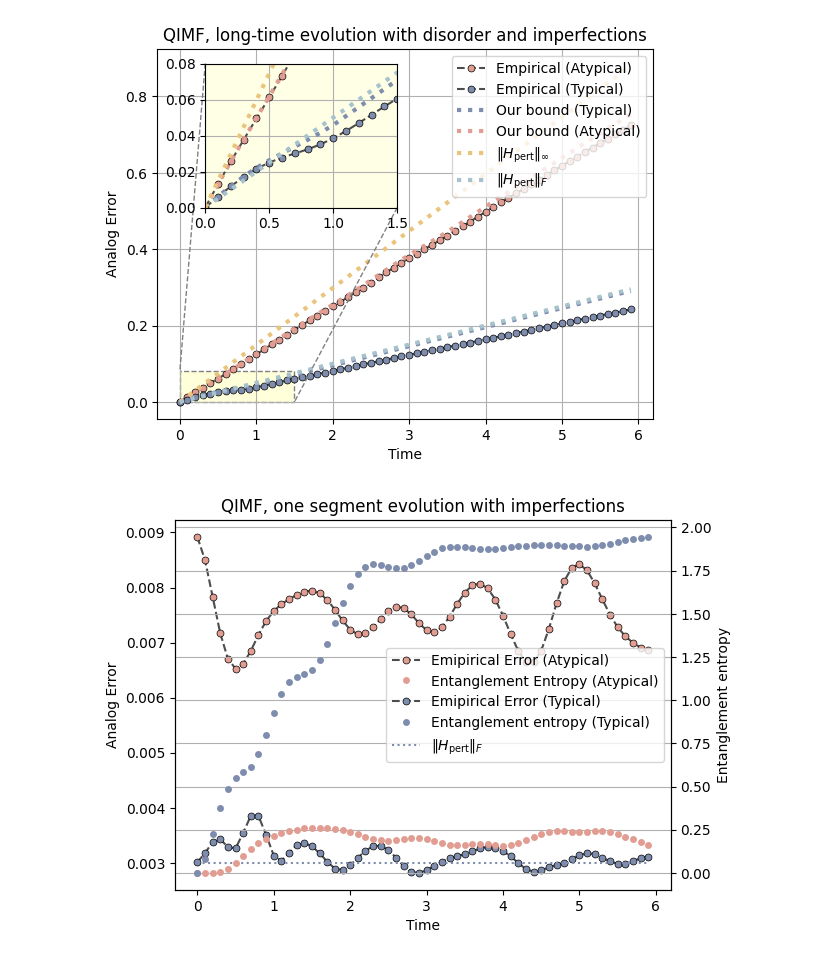
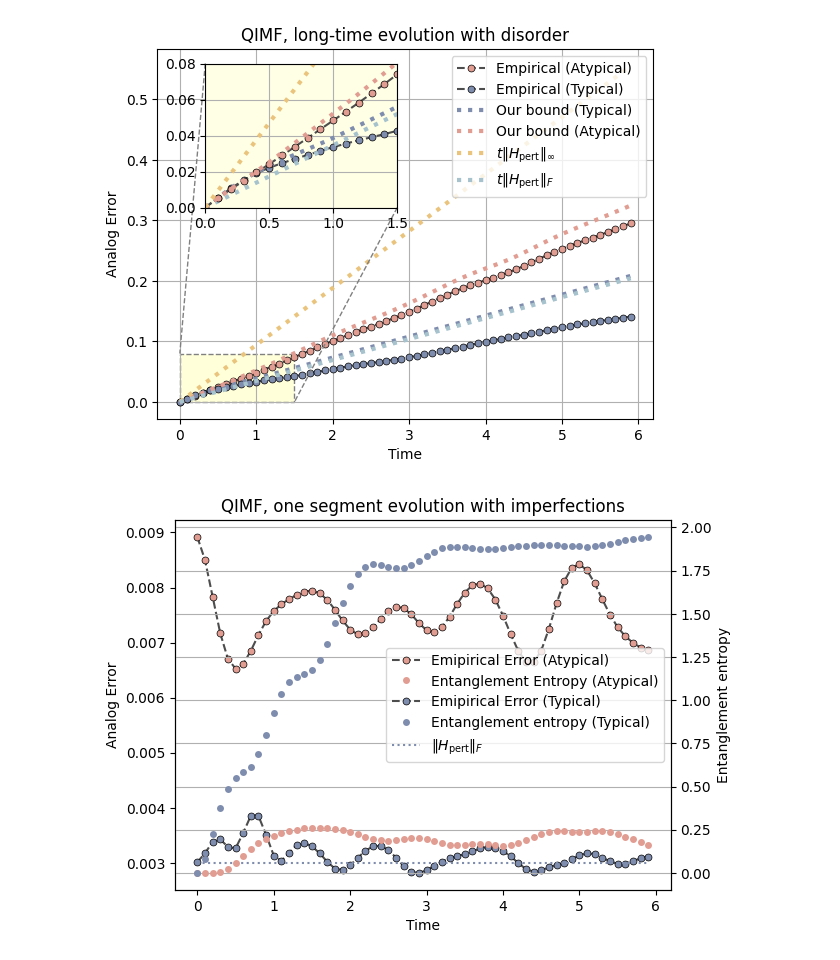
Before and after one commit to minidas/Entanglement-Induced-Resilience-of-Quantum-Dynamics, a Jupyter notebook: qitf_analog.ipynb, the cells around one changed output. Drawn from its saved outputs; the diff is of its cells as text; code cells hidden in the pictures.

```diff
--- a/qitf_analog.ipynb
+++ b/qitf_analog.ipynb
@@ -10,8 +10,8 @@ import pickle
 # with open('./data/analog_model[di].pkl', 'wb') as f:
 #     pickle.dump(analog_model, f)
 
-# with open('./data/analog_model[di].pkl', 'rb') as f:
-#     analog_model = pickle.load(f)
+with open('./data/analog_model[d].pkl', 'rb') as f:
+    analog_model = pickle.load(f)
 # %%
 initial_state = Statevector.from_label('0'*N).data  # Typical case state
 
@@ -57,39 +57,39 @@ for t in time:
 
 plt.plot(time[:-1], fro_curve[:-1], color="#7E8CAD", linestyle='dotted', label='Our bound (Typical)',linewidth=3)
 plt.plot(time[:-1], spec_curve[:-1], color="#E19D92", linestyle='dotted', label='Our bound (Atypical)',linewidth=3)
-plt.plot(time[:-1], worst_curve[:-1], color="#EAC47C", linestyle='dotted', label=r'$\|H_{\text{pert}}\|_{\infty}$',linewidth=3)
-plt.plot(time[:-1], linear_curve[:-1], color="#A5C2CD", linestyle='dotted', label=r'$\|H_{\text{pert}}\|_{F}$',linewidth=3)
+plt.plot(time[:-1], worst_curve[:-1], color="#EAC47C", linestyle='dotted', label=r'$t\|H_{\text{pert}}\|_{\infty}$',linewidth=3)
+plt.plot(time[:-1], linear_curve[:-1], color="#A5C2CD", linestyle='dotted', label=r'$t\|H_{\text{pert}}\|_{F}$',linewidth=3)
 
 plt.xlabel('Time')
 plt.ylabel('Analog Error')
 # plt.ylim( top=0.3)
 plt.legend(loc=1)
-plt.title('QIMF, long-time evolution with disorder and imperfections')
+plt.title('QIMF, long-time evolution with disorder')
 plt.grid()
 ax1=plt.gca()
 
 from mpl_toolkits.axes_grid1.inset_locator import mark_inset, BboxConnector
 
 ax2=plt.axes([0.2,0.55,0.3,0.3])
 ax2.set_xlim(0,1.5)
 ax2.set_ylim(0,0.08)
 ax2.set_facecolor("#ffffe6")
 
 analog_model.plot_long_time(initial_state, mfc='#7E8CAD',label='Empirical (Typical)')
 plt.plot(time[:-1], fro_curve[:-1], color='#7E8CAD', linestyle='dotted', linewidth=3)
 plt.plot(time[:-1], linear_curve[:-1], color="#A5C2CD", linestyle='dotted', linewidth=3)
 initial_state = Statevector.from_label('+'*N).data  # Atypical case state
 analog_model.plot_long_time(initial_state, mfc="#E19D92", label='Atypical Case State')
 plt.plot(time[:-1], spec_curve[:-1], color="#E19D92", linestyle='dotted', label='Our bound (Atypical)',linewidth=3)
-plt.plot(time[:-1], worst_curve[:-1], color="#EAC47C", linestyle='dotted', label=r'$\|H_{\text{pert}}\|_{\infty}$',linewidth=3)
+plt.plot(time[:-1], worst_curve[:-1], color="#EAC47C", linestyle='dotted', label=r'$t\|H_{\text{pert}}\|_{\infty}$',linewidth=3)
 
 plt.grid()
 # plt.tight_layout()
 mark_inset(ax1, ax2, loc1=2, loc2=4, fc="#ffffda", ec="0.5",linestyle='dashed')
-plt.savefig('./Figures/long-time[di,c=1].pdf', bbox_inches='tight',dpi=600)
+plt.savefig('./Figures/long-time[d,c=1].pdf', bbox_inches='tight',dpi=600)
 plt.show()
 # %% [output]
-[figure, old version]
+[figure, new version]
 # %%
 from entropy import entropy_data
 import matplotlib.pyplot as plt
```
Also changed, not shown: 8 other files.
